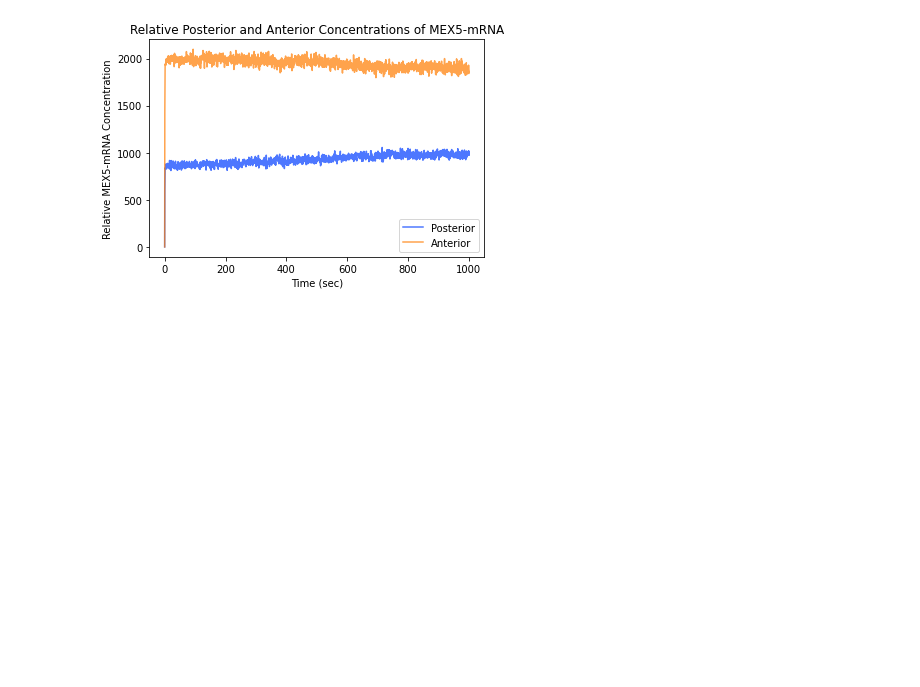
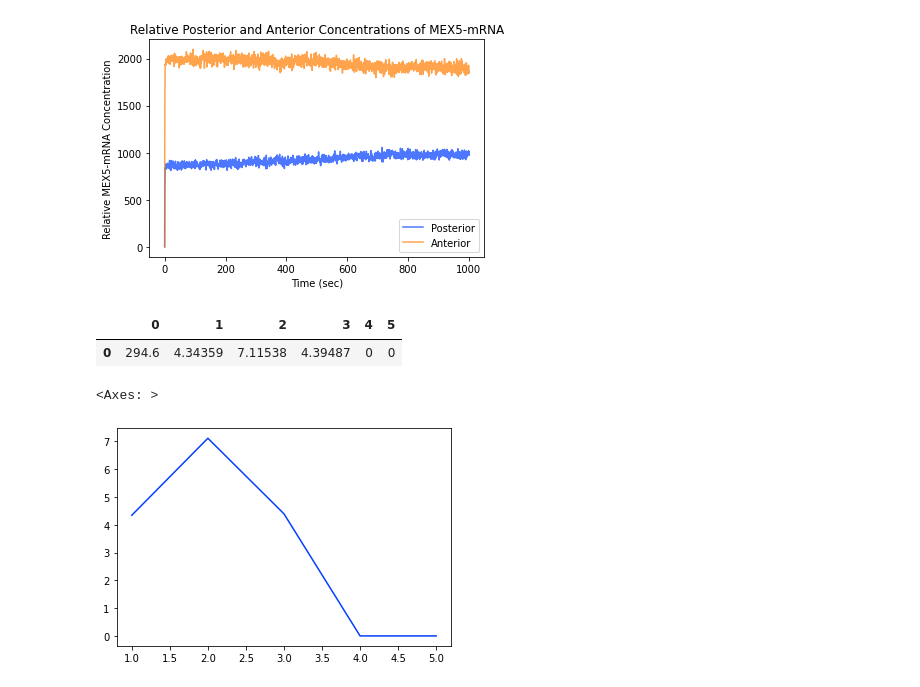
Before and after one commit to toby-clark4/Mini-Project, a Jupyter notebook: analysis.ipynb, the cells around one changed output. Saved outputs shown, nothing was run; the diff lists cells and outputs as text; code cells hidden in the pictures; blank space fills up the shorter version.

```diff
--- a/analysis.ipynb
+++ b/analysis.ipynb
@@ -122,3 +122,15 @@ plt.legend(loc='best')
 plt.show()
 # %% [output]
 [figure]
+# %%
+meg3_loc = pd.read_csv('Pgran/megrna_spacecount.csv', header=None)
+meg3_loc.head()
+# %% [output]
+|  | 0 | 1 | 2 | 3 | 4 | 5 |
+| 0 | 294.6 | 4.34359 | 7.11538 | 4.39487 | 0 | 0 |
+# %%
+meg3_loc_avg = meg3_loc.iloc[:,1:].mean()
+meg3_loc_avg.plot()
+# %% [output]
+<Axes: >
+[figure, added]
```
Also changed, not shown: 38 other files.
